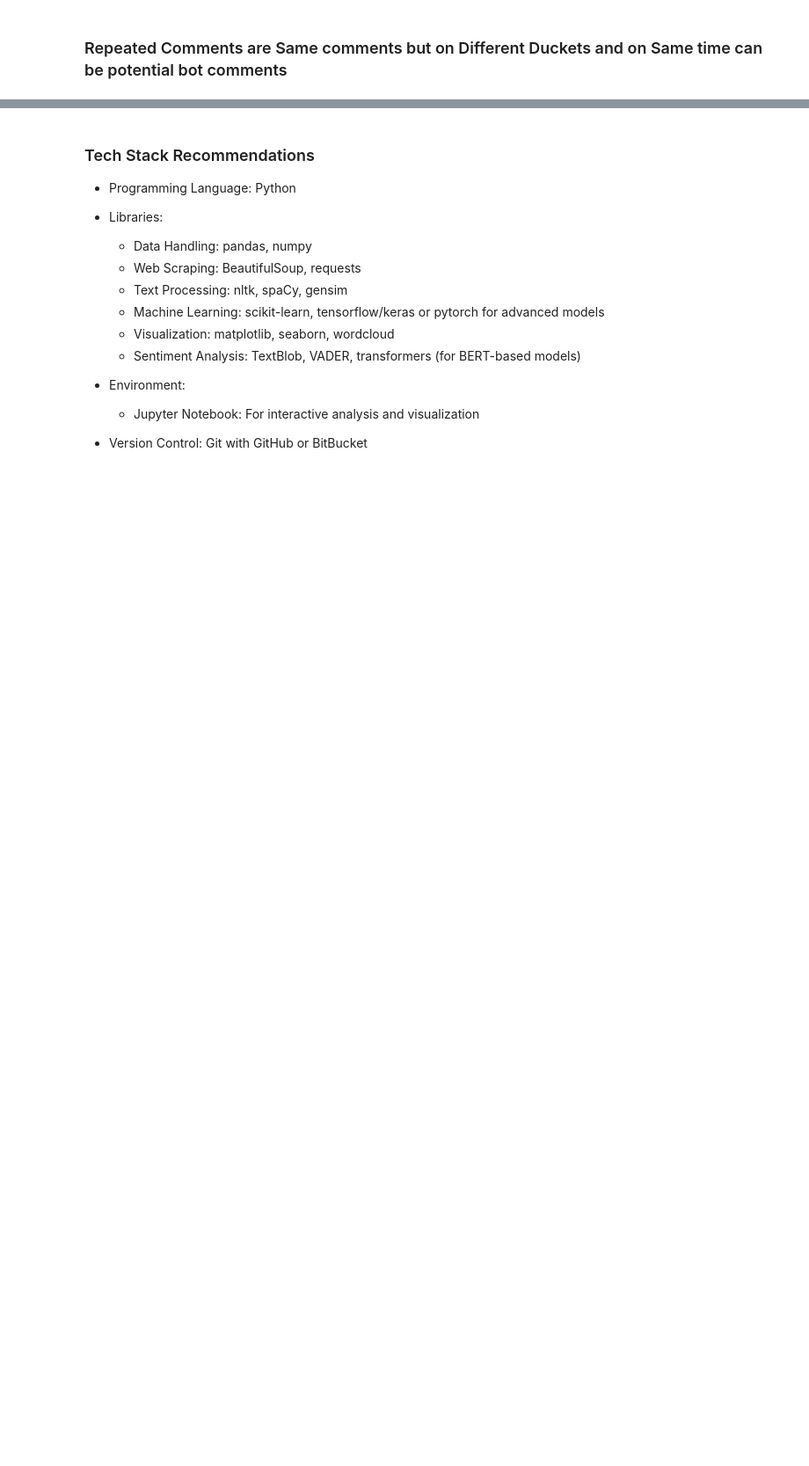
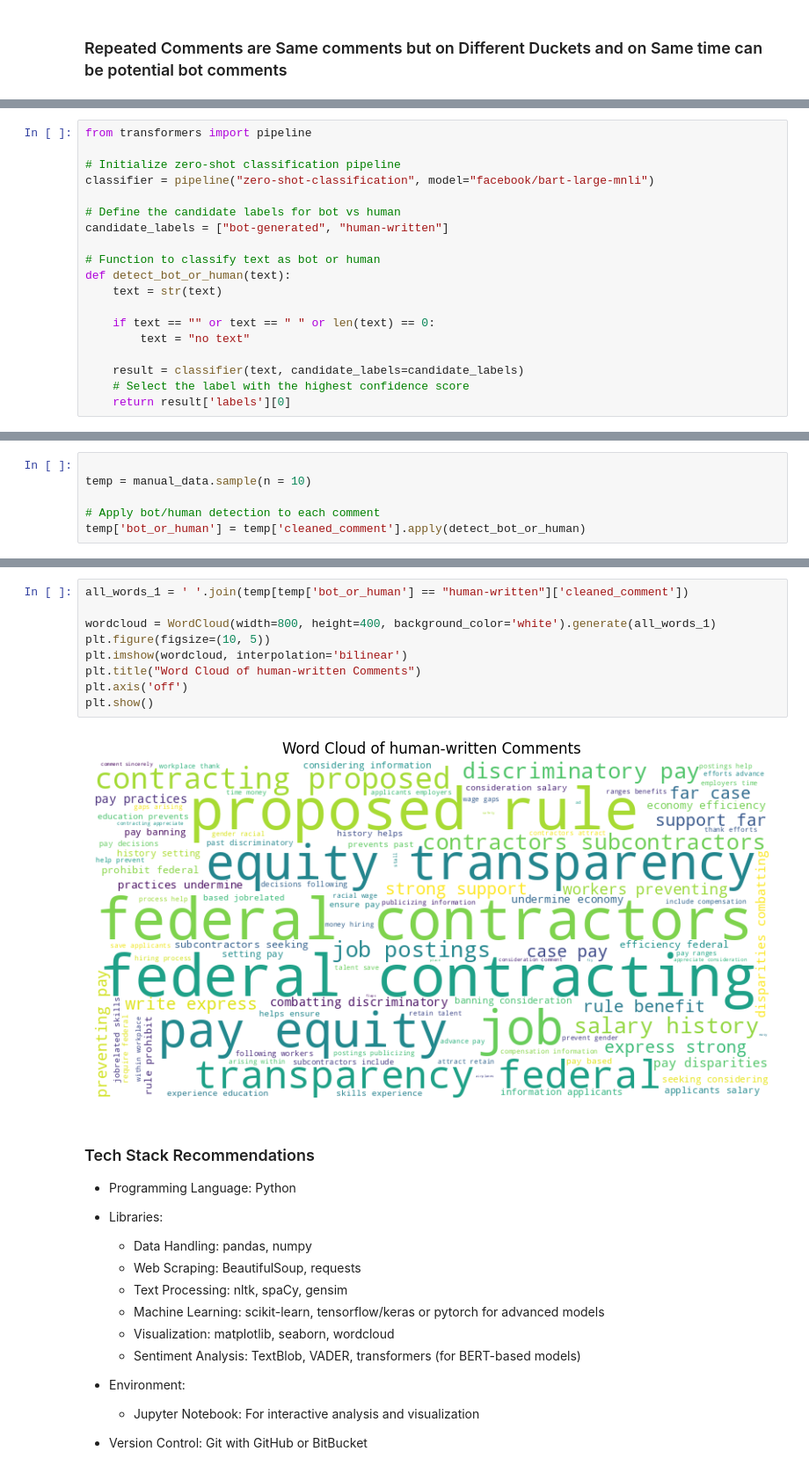
Before and after one commit to Eyong20/Data-Society-Take-Home-Assessment, a Jupyter notebook: Federal_regulation_comments_analysis.ipynb, the cells around one changed output, grey strips where cells are left out. Shown at 88% size. Cells and saved outputs as stored; diff of their text form; blank space fills up the shorter version.

```diff
--- a/Federal_regulation_comments_analysis.ipynb
+++ b/Federal_regulation_comments_analysis.ipynb
@@ -1157,0 +1243,19 @@ manual_data[manual_data['Comment'] == comments_to_check['Comment'].values[-2]]
+# %%
+from transformers import pipeline
+
+# Initialize zero-shot classification pipeline
+classifier = pipeline("zero-shot-classification", model="facebook/bart-large-mnli")
+
+# Define the candidate labels for bot vs human
+candidate_labels = ["bot-generated", "human-written"]
+
+# Function to classify text as bot or human
+def detect_bot_or_human(text):
+    text = str(text)
+
+    if text == "" or text == " " or len(text) == 0:
+        text = "no text"
+
+    result = classifier(text, candidate_labels=candidate_labels)
+    # Select the label with the highest confidence score
+    return result['labels'][0]
@@ -1157,0 +1264,6 @@ manual_data[manual_data['Comment'] == comments_to_check['Comment'].values[-2]]
+# %%
+
+temp = manual_data.sample(n = 10)
+
+# Apply bot/human detection to each comment
+temp['bot_or_human'] = temp['cleaned_comment'].apply(detect_bot_or_human)
@@ -1158,3 +1287,14 @@ manual_data[manual_data['Comment'] == comments_to_check['Comment'].values[-2]]
+# %%
+all_words_1 = ' '.join(temp[temp['bot_or_human'] == "human-written"]['cleaned_comment'])
+
+wordcloud = WordCloud(width=800, height=400, background_color='white').generate(all_words_1)
+plt.figure(figsize=(10, 5))
+plt.imshow(wordcloud, interpolation='bilinear')
+plt.title("Word Cloud of human-written Comments")
+plt.axis('off')
+plt.show()
+# %% [output]
+[figure, added]
 # %% [markdown]
 ### Tech Stack Recommendations
 
```
Also changed, not shown: parts of 18 cells of this notebook.
